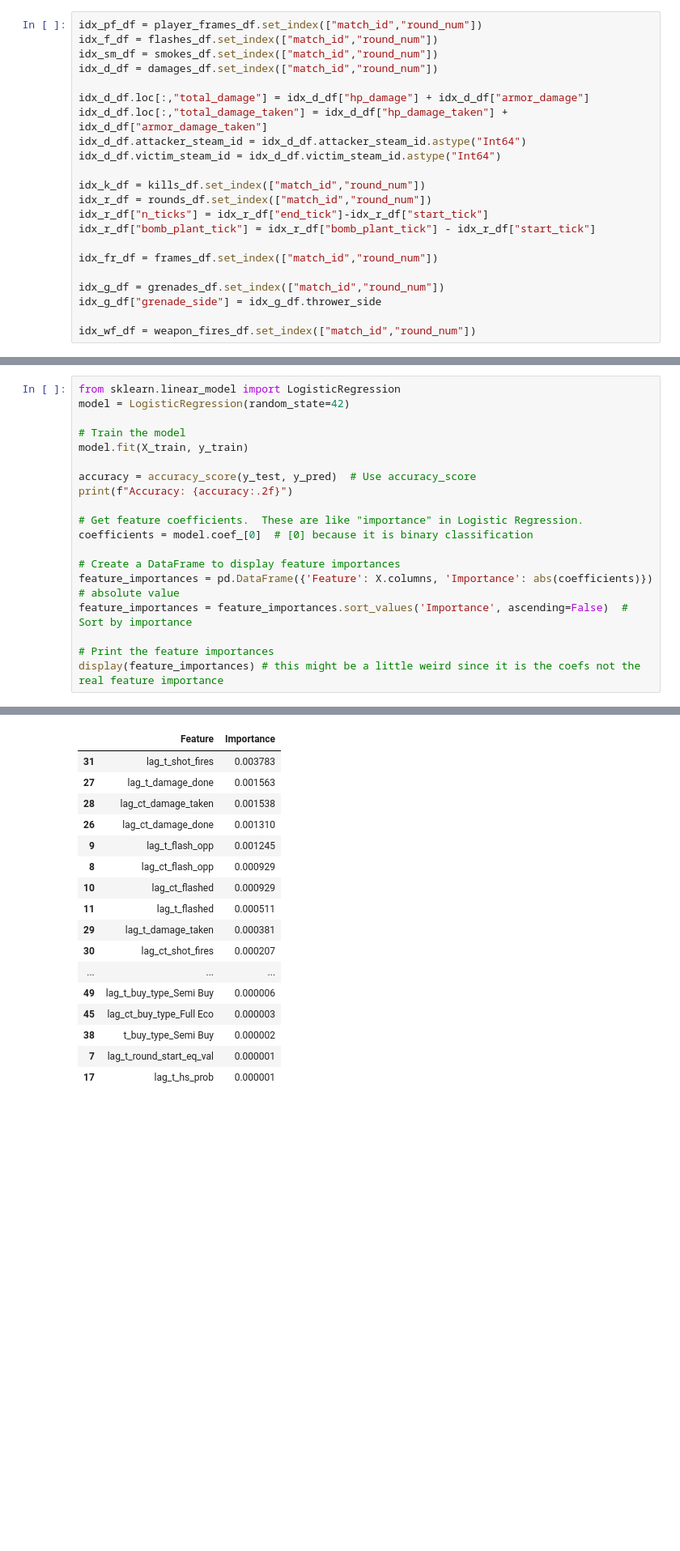
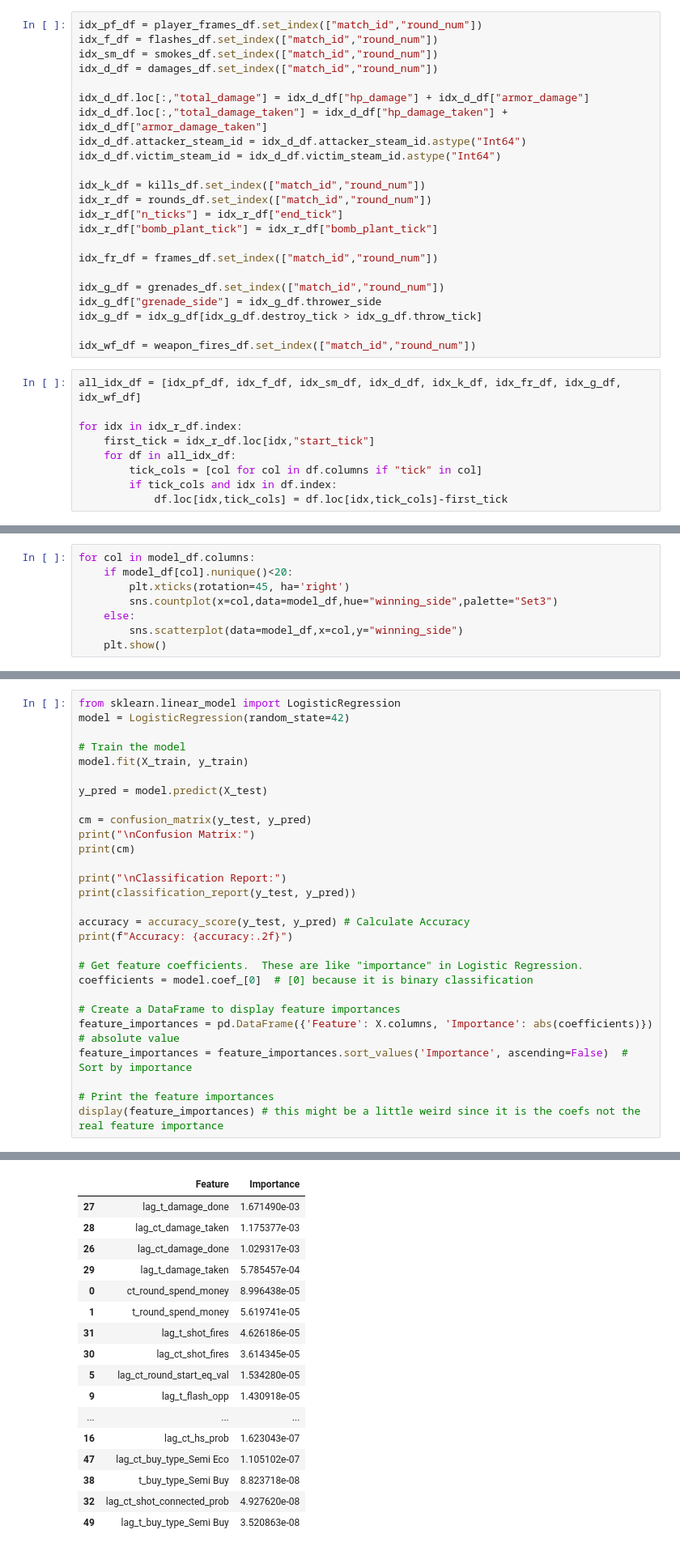
Before and after one commit to khemingkapat/csgo_model, a Jupyter notebook: main.ipynb, the cells around one changed output, grey strips where cells are left out. Shown at 81% size. Drawn from its saved outputs; the diff is of its cells as text; blank space fills up the shorter version.

```diff
--- a/main.ipynb
+++ b/main.ipynb
@@ -63,12 +63,22 @@ idx_d_df.victim_steam_id = idx_d_df.victim_steam_id.astype("Int64")
 
 idx_k_df = kills_df.set_index(["match_id","round_num"])
 idx_r_df = rounds_df.set_index(["match_id","round_num"])
-idx_r_df["n_ticks"] = idx_r_df["end_tick"]-idx_r_df["start_tick"]
-idx_r_df["bomb_plant_tick"] = idx_r_df["bomb_plant_tick"] - idx_r_df["start_tick"]
+idx_r_df["n_ticks"] = idx_r_df["end_tick"]
+idx_r_df["bomb_plant_tick"] = idx_r_df["bomb_plant_tick"]
 
 idx_fr_df = frames_df.set_index(["match_id","round_num"])
 
 idx_g_df = grenades_df.set_index(["match_id","round_num"])
 idx_g_df["grenade_side"] = idx_g_df.thrower_side
+idx_g_df = idx_g_df[idx_g_df.destroy_tick > idx_g_df.throw_tick]
 
 idx_wf_df = weapon_fires_df.set_index(["match_id","round_num"])
+# %%
+all_idx_df = [idx_pf_df, idx_f_df, idx_sm_df, idx_d_df, idx_k_df, idx_fr_df, idx_g_df, idx_wf_df]
+
+for idx in idx_r_df.index:
+    first_tick = idx_r_df.loc[idx,"start_tick"]
+    for df in all_idx_df:
+        tick_cols = [col for col in df.columns if "tick" in col]
+        if tick_cols and idx in df.index:
+            df.loc[idx,tick_cols] = df.loc[idx,tick_cols]-first_tick
@@ -940,0 +1012,8 @@ lag_t_buy_type 4
+# %%
+for col in model_df.columns:
+    if model_df[col].nunique()<20:
+        plt.xticks(rotation=45, ha='right')
+        sns.countplot(x=col,data=model_df,hue="winning_side",palette="Set3")
+    else:
+        sns.scatterplot(data=model_df,x=col,y="winning_side")
+    plt.show()
@@ -1197,7 +1412,16 @@ model = LogisticRegression(random_state=42)
 # Train the model
 model.fit(X_train, y_train)
 
-accuracy = accuracy_score(y_test, y_pred)  # Use accuracy_score
+y_pred = model.predict(X_test)
+
+cm = confusion_matrix(y_test, y_pred)
+print("\nConfusion Matrix:")
+print(cm)
+
+print("\nClassification Report:")
+print(classification_report(y_test, y_pred))
+
+accuracy = accuracy_score(y_test, y_pred) # Calculate Accuracy
 print(f"Accuracy: {accuracy:.2f}")
 
 # Get feature coefficients.  These are like "importance" in Logistic Regression.
@@ -1214,20 +1452,20 @@ Accuracy: 0.62
 |  | Feature | Importance |
-| 31 | lag_t_shot_fires | 0.003783 |
-| 27 | lag_t_damage_done | 0.001563 |
-| 28 | lag_ct_damage_taken | 0.001538 |
-| 26 | lag_ct_damage_done | 0.001310 |
-| 9 | lag_t_flash_opp | 0.001245 |
-| 8 | lag_ct_flash_opp | 0.000929 |
-| 10 | lag_ct_flashed | 0.000929 |
-| 11 | lag_t_flashed | 0.000511 |
-| 29 | lag_t_damage_taken | 0.000381 |
-| 30 | lag_ct_shot_fires | 0.000207 |
+| 27 | lag_t_damage_done | 1.671490e-03 |
+| 28 | lag_ct_damage_taken | 1.175377e-03 |
+| 26 | lag_ct_damage_done | 1.029317e-03 |
+| 29 | lag_t_damage_taken | 5.785457e-04 |
+| 0 | ct_round_spend_money | 8.996438e-05 |
+| 1 | t_round_spend_money | 5.619741e-05 |
+| 31 | lag_t_shot_fires | 4.626186e-05 |
+| 30 | lag_ct_shot_fires | 3.614345e-05 |
+| 5 | lag_ct_round_start_eq_val | 1.534280e-05 |
+| 9 | lag_t_flash_opp | 1.430918e-05 |
 | ... | ... | ... |
-| 49 | lag_t_buy_type_Semi Buy | 0.000006 |
-| 45 | lag_ct_buy_type_Full Eco | 0.000003 |
-| 38 | t_buy_type_Semi Buy | 0.000002 |
-| 7 | lag_t_round_start_eq_val | 0.000001 |
-| 17 | lag_t_hs_prob | 0.000001 |
+| 16 | lag_ct_hs_prob | 1.623043e-07 |
+| 47 | lag_ct_buy_type_Semi Eco | 1.105102e-07 |
+| 38 | t_buy_type_Semi Buy | 8.823718e-08 |
+| 32 | lag_ct_shot_connected_prob | 4.927620e-08 |
+| 49 | lag_t_buy_type_Semi Buy | 3.520863e-08 |
 # %% [markdown]
 ### location change based on actions
 # %%
```
Also changed, not shown: parts of 21 cells of this notebook.
